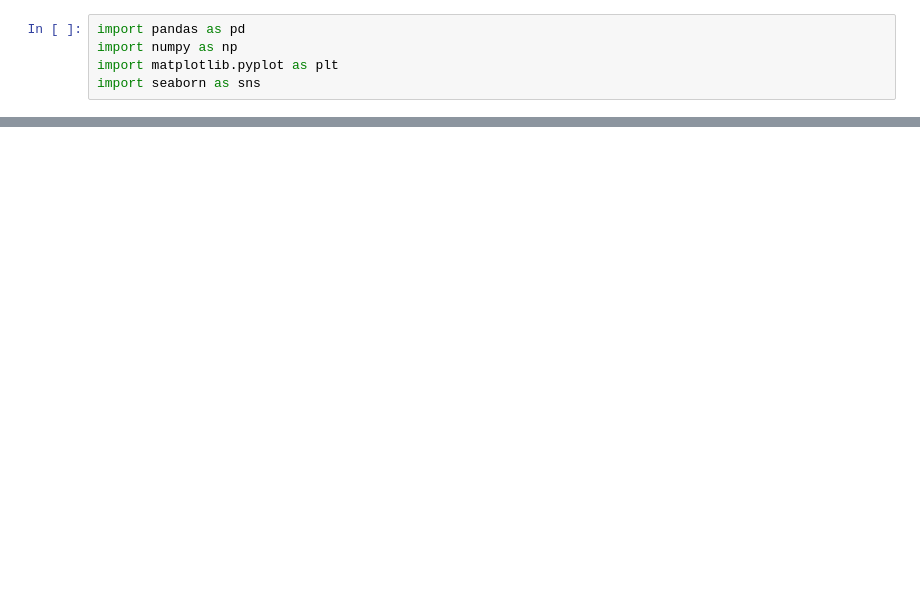
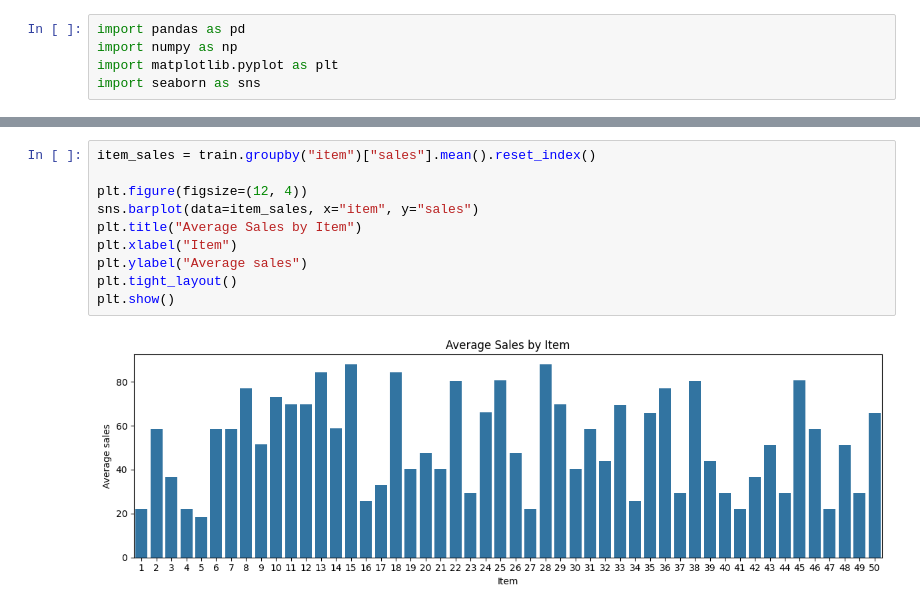
Before and after one commit to OrionLedger/Mushtari, a Jupyter notebook: notebooks/exploratory/train.ipynb, the cells around one changed output, grey strips where cells are left out. Drawn from its saved outputs; the diff is of its cells as text; blank space fills up the shorter version.

```diff
--- a/notebooks/exploratory/train.ipynb
+++ b/notebooks/exploratory/train.ipynb
@@ -139,0 +98,12 @@ plt.show()
+# %%
+item_sales = train.groupby("item")["sales"].mean().reset_index()
+
+plt.figure(figsize=(12, 4))
+sns.barplot(data=item_sales, x="item", y="sales")
+plt.title("Average Sales by Item")
+plt.xlabel("Item")
+plt.ylabel("Average sales")
+plt.tight_layout()
+plt.show()
+# %% [output]
+[figure, added]
```
Also changed, not shown: parts of 18 cells of this notebook, 4 other files.
